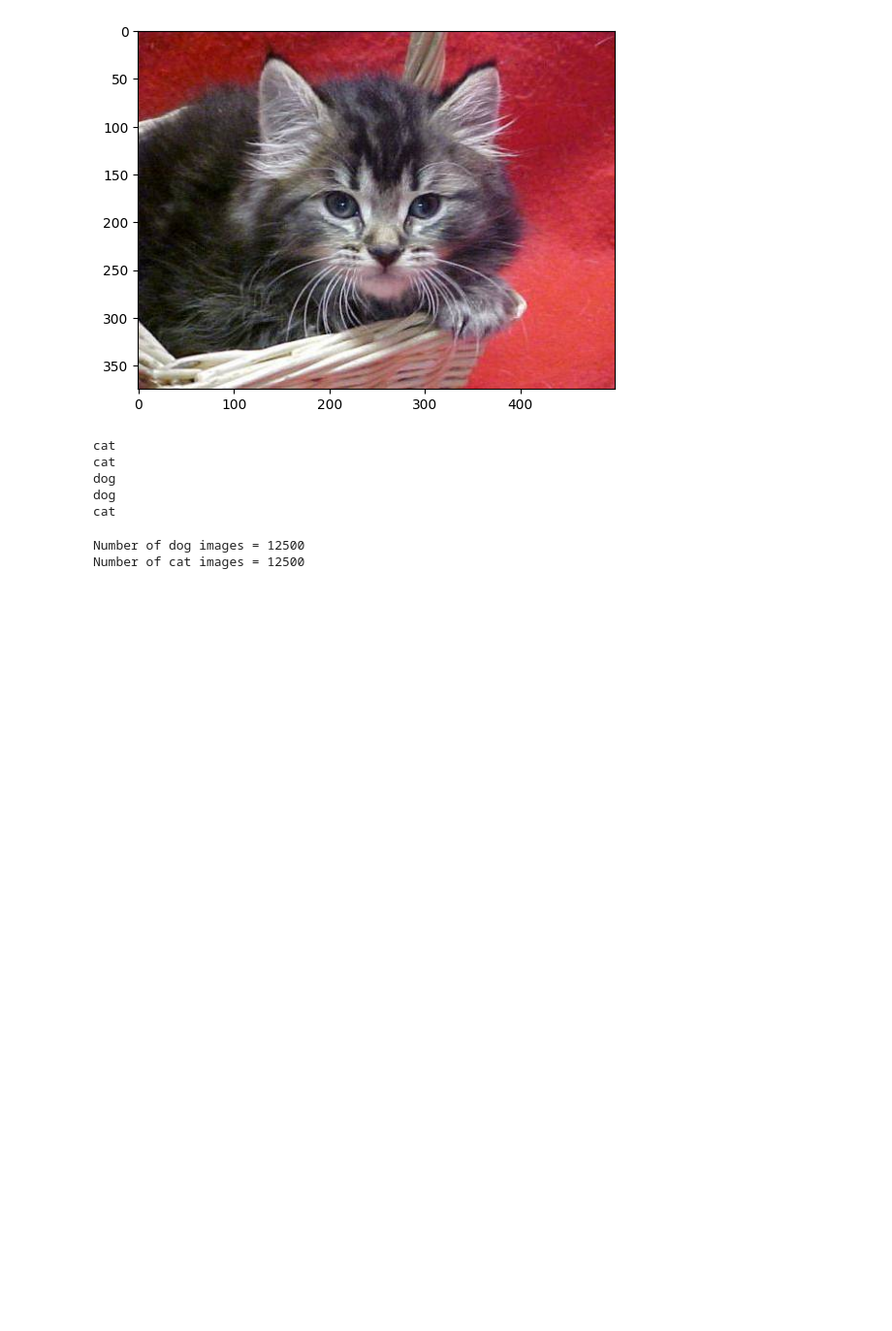
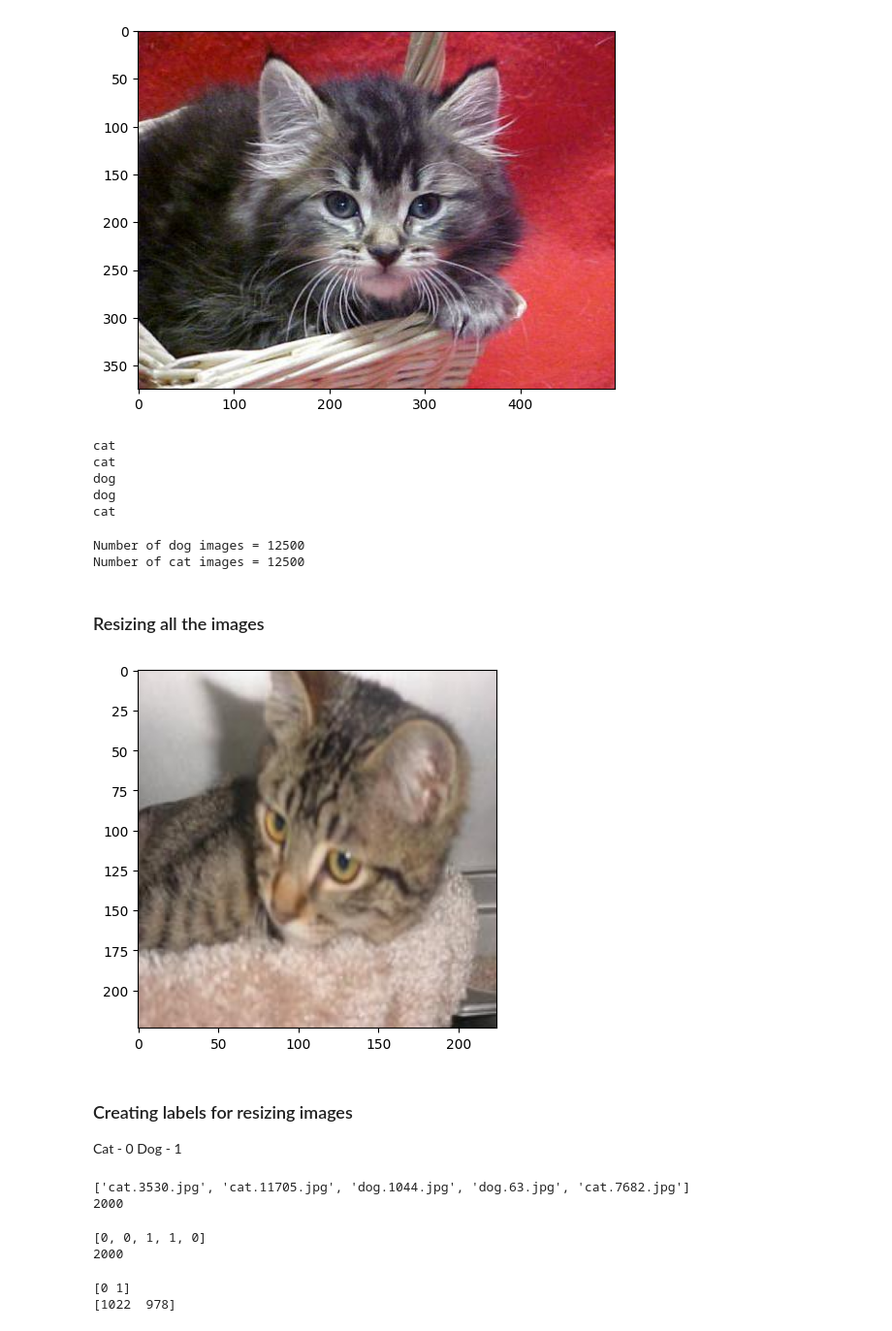
Before and after one commit to beniamine3155/Data_Science_Projects, a Jupyter notebook: Cat_Dog_Classification.ipynb, the cells around one changed output. Shown at 97% size. Saved outputs shown, nothing was run; the diff lists cells and outputs as text; code cells hidden in the pictures; blank space fills up the shorter version.

Commit message:
image resizing done

```diff
--- a/Cat_Dog_Classification.ipynb
+++ b/Cat_Dog_Classification.ipynb
@@ -126,3 +126,5 @@ print('Number of cat images =', cat_count)
 # %% [output]
 Number of dog images = 12500
 Number of cat images = 12500
+# %% [markdown]
+### Resizing all the images
@@ -128,0 +149,11 @@ Number of cat images = 12500
+# %%
+# display resized cat image
+img = mpimg.imread('/content/image_resized/cat.10031.jpg')
+imgplt = plt.imshow(img)
+plt.show()
+# %% [output]
+[figure, added]
+# %% [markdown]
+### Creating labels for resizing images
+Cat - 0
+Dog - 1
@@ -128,0 +177,20 @@ Number of cat images = 12500
+# %%
+print(filenames[0:5])
+print(len(filenames))
+# %% [output]
+['cat.3530.jpg', 'cat.11705.jpg', 'dog.1044.jpg', 'dog.63.jpg', 'cat.7682.jpg']
+2000
+# %%
+print(labels[0:5])
+print(len(labels))
+# %% [output]
+[0, 0, 1, 1, 0]
+2000
+# %%
+# counting the images of dogs and cats out of 2000 images
+values, counts = np.unique(labels, return_counts=True)
+print(values)
+print(counts)
+# %% [output]
+[0 1]
+[1022  978]
```
Also changed, not shown: parts of 4 cells of this notebook.
